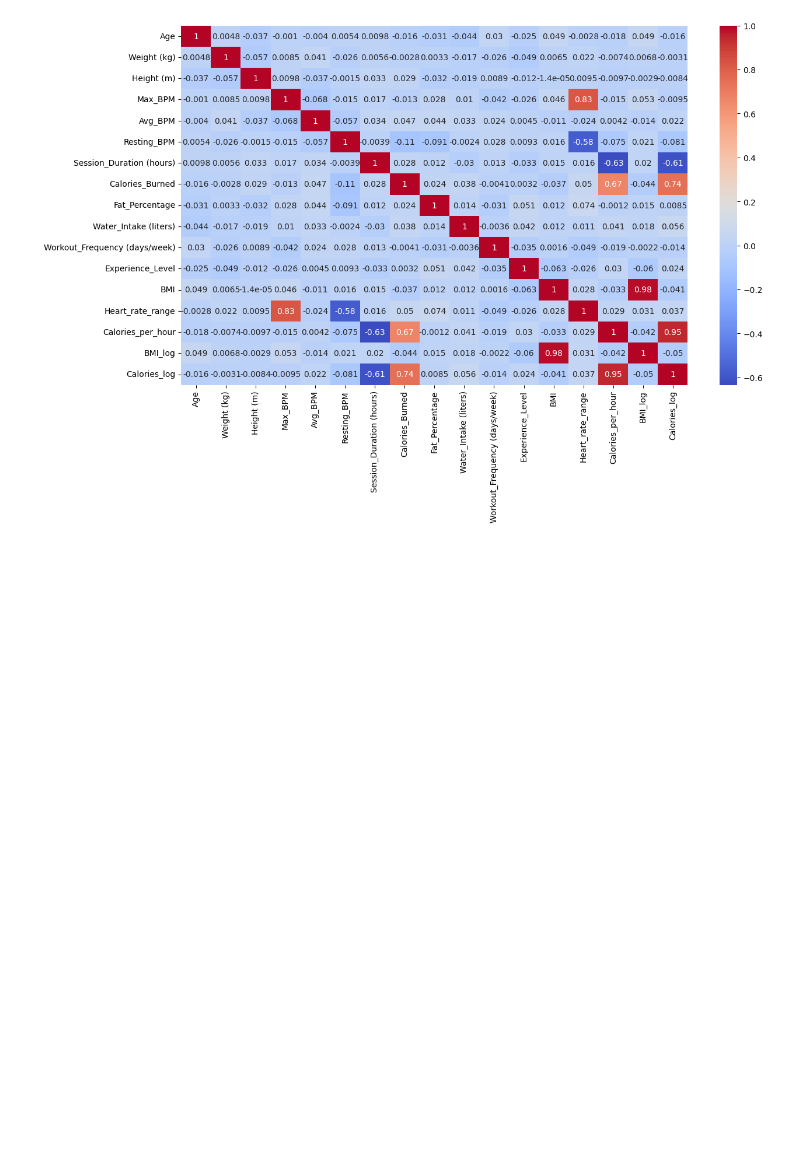
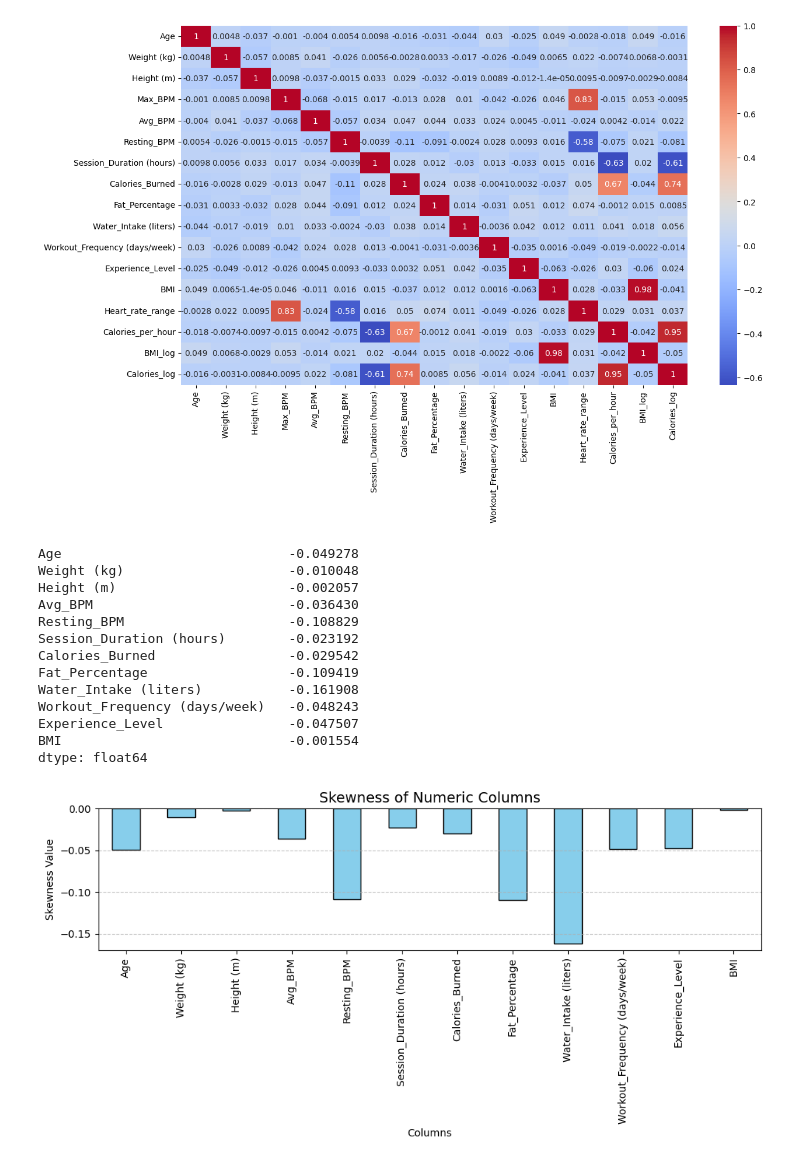
Before and after one commit to Vetriagilan/fitness, a Jupyter notebook: fitness.ipynb, the cells around one changed output. Saved outputs shown, nothing was run; the diff lists cells and outputs as text; code cells hidden in the pictures; blank space fills up the shorter version.

```diff
--- a/fitness.ipynb
+++ b/fitness.ipynb
@@ -525,3 +531,33 @@ sns.heatmap(corr,cmap='coolwarm', annot=True)
 plt.show()
 # %% [output]
 [figure]
+# %%
+from sklearn.preprocessing import PowerTransformer
+pt = PowerTransformer(method='yeo-johnson', standardize=False)
+df[numeric_cols] = pt.fit_transform(df[numeric_cols])
+print(df[numeric_cols].skew())
+skew_vals=df[numeric_cols].skew()
+plt.figure(figsize=(10,5))
+skew_vals.plot(kind='bar', color='skyblue', edgecolor='black')
+plt.title('Skewness of Numeric Columns', fontsize=14)
+plt.xlabel('Columns')
+plt.ylabel('Skewness Value')
+plt.xticks(rotation=90)
+plt.grid(axis='y', linestyle='--', alpha=0.7)
+plt.tight_layout()
+plt.show()
+# %% [output]
+Age                             -0.049278
+Weight (kg)                     -0.010048
+Height (m)                      -0.002057
+Avg_BPM                         -0.036430
+Resting_BPM                     -0.108829
+Session_Duration (hours)        -0.023192
+Calories_Burned                 -0.029542
+Fat_Percentage                  -0.109419
+Water_Intake (liters)           -0.161908
+Workout_Frequency (days/week)   -0.048243
+Experience_Level                -0.047507
+BMI                             -0.001554
+dtype: float64
+[figure, added]
```
Also changed, not shown: parts of 4 cells of this notebook, 1 other file.
